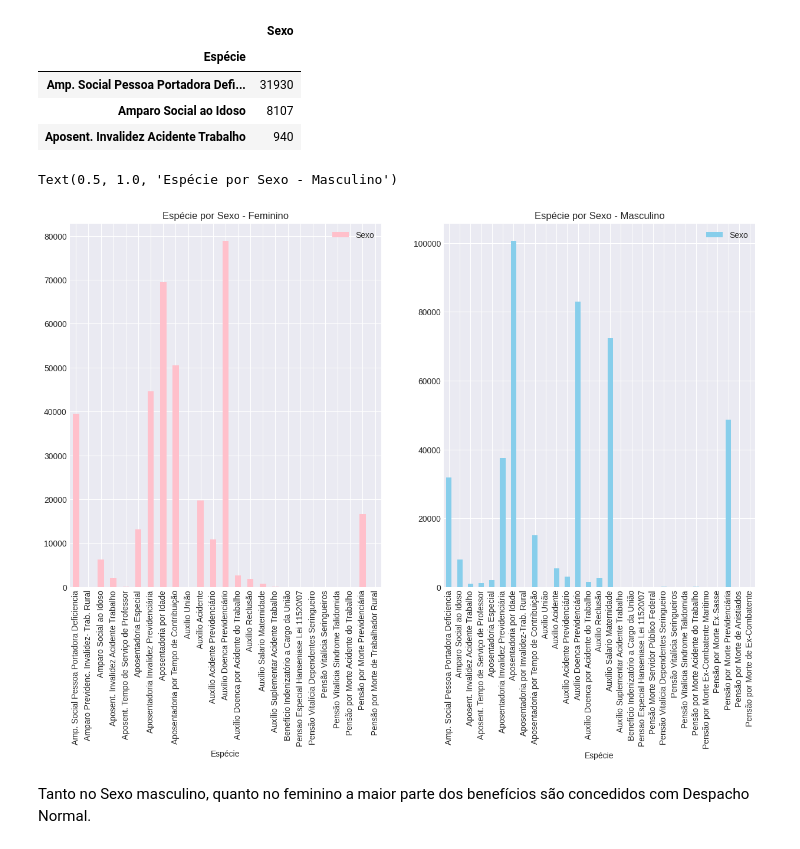
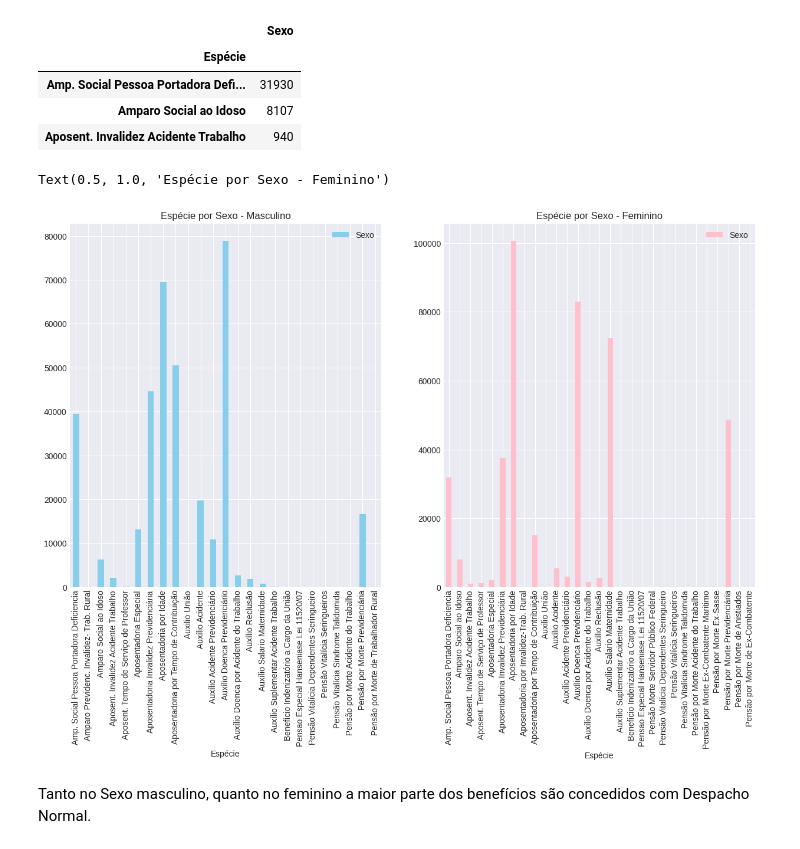
Before and after one commit to brunolunarj/cienciadedados, a Jupyter notebook: MPV2023JUD.ipynb, the cells around one changed output. Saved outputs shown, nothing was run; the diff lists cells and outputs as text; code cells hidden in the pictures.

```diff
--- a/MPV2023JUD.ipynb
+++ b/MPV2023JUD.ipynb
@@ -47,8 +47,9 @@ import warnings
 warnings.filterwarnings("ignore")
 
 #Carregando planilhas do Excel com os dados em dataframes
+df_ben =  pd.read_excel('https://github.com/brunolunarj/cienciadedados/blob/43c383468acfc97512008f90c0ce7c6853ec575a/JUDICIAL/Judicial.xlsx?raw=true')
 #df_ben =  pd.read_excel('https://github.com/brunolunarj/cienciadedados/blob/d3d94b0a5b2dd1a5aff4d85bf269c67390e23927/Con2022/CONC012022.xlsx?raw=true')
-df_ben =  pd.read_excel('/content/Judicial.xlsx')
+#df_ben =  pd.read_excel('/content/Judicial.xlsx')
 display(df_ben[:-5])
 df_ben.shape
 # %% [output]
@@ -480,13 +481,13 @@ display(df_ben3[:3])
 # %%
 #Gráfico em Barras da Quantidade de Processo Concedido por Espécie, separando os sexos
 fig, axes=plt.subplots(1,2,figsize=(15,8))
-df_ben2.plot(kind='bar',color={"pink"},ax=axes[0]) #figsize=(10,5) ,subplots = True, layout = (1,2)
-axes[0].set_title('Espécie por Sexo - Feminino')
-df_ben3.plot(kind='bar',color={"Skyblue"},ax=axes[1]) #figsize=(10,5),subplots = True, layout = (2,1)
-axes[1].set_title('Espécie por Sexo - Masculino')
+df_ben2.plot(kind='bar',color={"Skyblue"},ax=axes[0]) #figsize=(10,5) ,subplots = True, layout = (1,2)
+axes[0].set_title('Espécie por Sexo - Masculino')
+df_ben3.plot(kind='bar',color={"pink"},ax=axes[1]) #figsize=(10,5),subplots = True, layout = (2,1)
+axes[1].set_title('Espécie por Sexo - Feminino')
 # %% [output]
-Text(0.5, 1.0, 'Espécie por Sexo - Masculino')
+Text(0.5, 1.0, 'Espécie por Sexo - Feminino')
-[figure, old version]
+[figure, new version]
 # %% [markdown]
 Tanto no Sexo masculino, quanto no feminino a maior parte dos benefícios são concedidos com Despacho Normal.
 # %%
```
Also changed, not shown: parts of 29 cells of this notebook.
